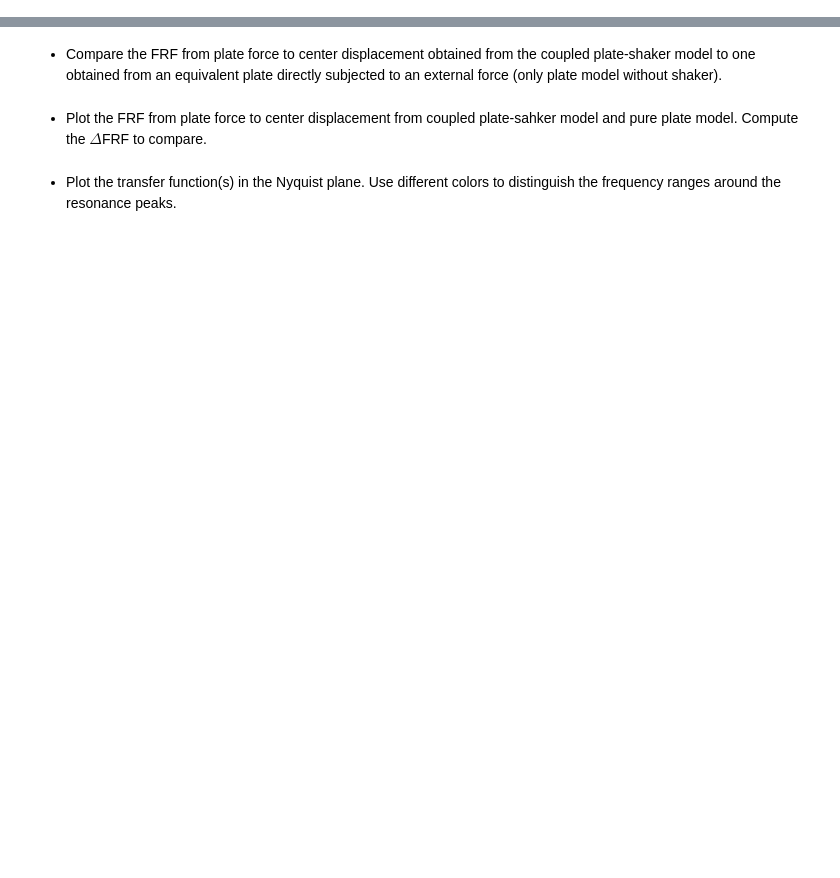
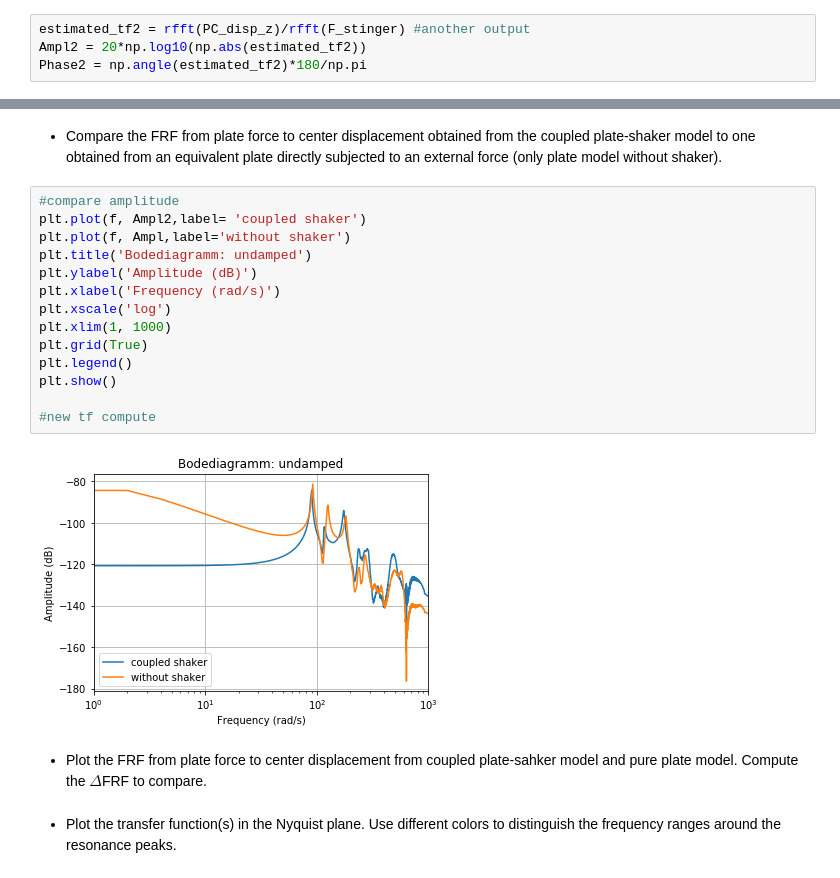
Before and after one commit to phmandl/modalanalyse, a Jupyter notebook: HW4/4_MeasurementTechniques_template_max.ipynb, the cells around one changed output, grey strips where cells are left out. Drawn from its saved outputs; the diff is of its cells as text; blank space fills up the shorter version.

```diff
--- a/HW4/4_MeasurementTechniques_template_max.ipynb
+++ b/HW4/4_MeasurementTechniques_template_max.ipynb
@@ -654,4 +878,8 @@ Tipp: Only compute the harmonic solution in a suitable frequency range! For easi
 # %% [markdown]
 * Estimate the FRF from plate force to center displacement from the coupled shaker model.
+# %%
+estimated_tf2 = rfft(PC_disp_z)/rfft(F_stinger) #another output
+Ampl2 = 20*np.log10(np.abs(estimated_tf2))
+Phase2 = np.angle(estimated_tf2)*180/np.pi
 # %% [markdown]
 * Plot the estimate from the time domain to the harmonic reference solution. Compute the $\Delta$FRF to compare.
@@ -658,5 +952,21 @@ Tipp: Only compute the harmonic solution in a suitable frequency range! For easi
 # %% [markdown]
 * Compare the FRF from plate force to center displacement obtained from the coupled plate-shaker model to one obtained from an equivalent plate directly subjected to an external force (only plate model without shaker).
+# %%
+#compare amplitude
+plt.plot(f, Ampl2,label= 'coupled shaker')
+plt.plot(f, Ampl,label='without shaker')
+plt.title('Bodediagramm: undamped')
+plt.ylabel('Amplitude (dB)')
+plt.xlabel('Frequency (rad/s)')
+plt.xscale('log')
+plt.xlim(1, 1000)
+plt.grid(True)
+plt.legend()
+plt.show()
+
+#new tf compute
+# %% [output]
+[figure, added]
 # %% [markdown]
 * Plot the FRF from plate force to center displacement from coupled plate-sahker model and pure plate model. Compute the $\Delta$FRF to compare.
 # %% [markdown]
```
Also changed, not shown: parts of 24 cells of this notebook.
